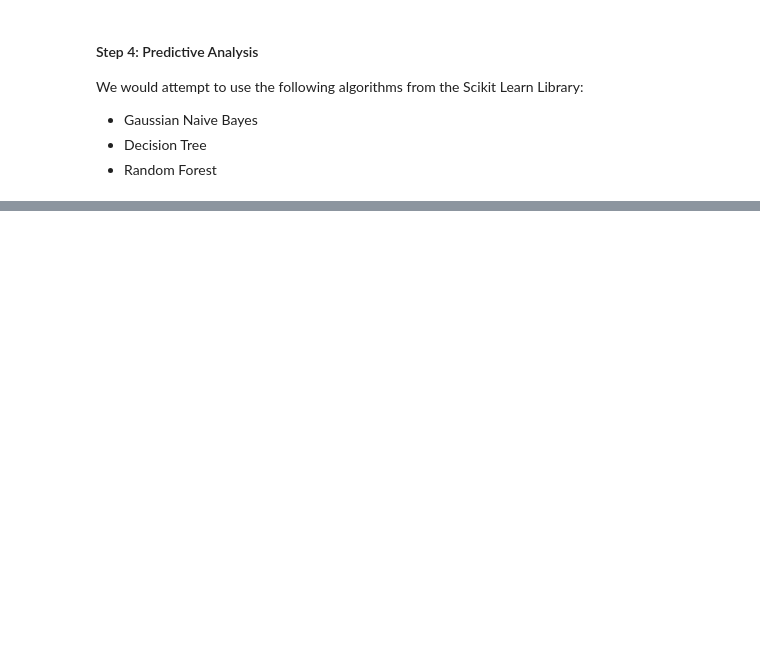
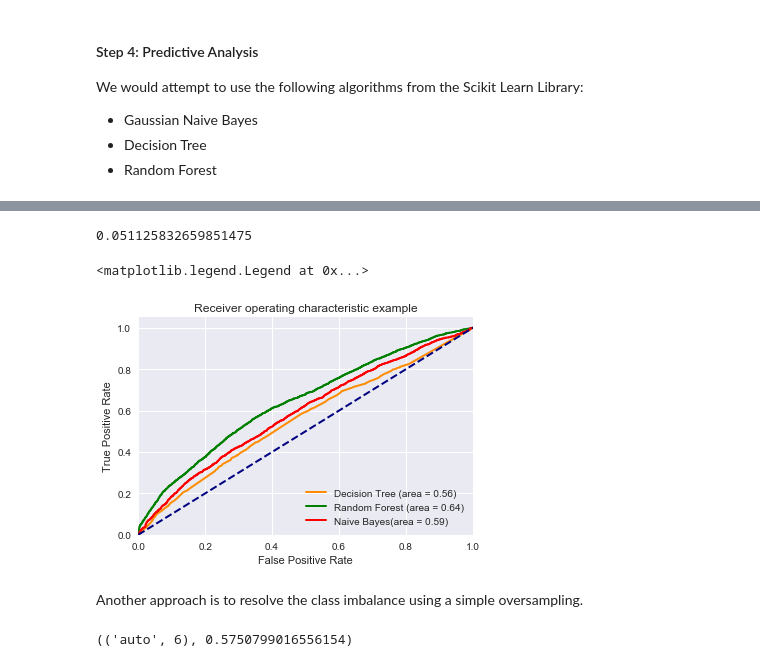
Before and after one commit to JudeOgbuibe/Data-Mining-Final-Project, a Jupyter notebook: dataset_diabetes/Final Code.ipynb, the cells around one changed output, grey strips where cells are left out. Drawn from its saved outputs; the diff is of its cells as text; code cells hidden in the pictures; blank space fills up the shorter version.

```diff
--- a/dataset_diabetes/Final Code.ipynb
+++ b/dataset_diabetes/Final Code.ipynb
@@ -619,0 +740,5 @@ for i in n_estimators:
+# %%
+RandomForestClf = RandomForestClassifier(n_estimators=300, max_depth=5)
+# %%
+RandomForestClf.fit(X,y)
+f1_score(y, RandomForestClf.predict(X), average='weighted')
@@ -619,0 +747,2 @@ for i in n_estimators:
+# %%
+RandomForestClf.fit(X,y)
@@ -619,0 +777,5 @@ for i in n_estimators:
+# %%
+## Using Gaussian Naive Bayes, No parameters to tune
+
+NaiveBayesClf = GaussianNB()
+kfoldcv = StratifiedKFold(n_splits=5, random_state=1)
@@ -619,0 +790,38 @@ for i in n_estimators:
+# %%
+result
+# %% [output]
+0.051125832659851475
+# %%
+## Plotting the ROC curve for the three modes
+
+X_train, X_test, y_train, y_test = train_test_split(X, y, test_size=0.33, random_state=42)
+y_score = DecisonTreeclf.predict_proba(X_test)
+fpr, tpr, _ = roc_curve(y_test, y_score[:,1])
+plt.figure()
+lw = 2
+plt.plot(fpr, tpr, color='darkorange',
+         lw=lw, label='Decision Tree (area = %0.2f)' % roc_auc_score(y_test, y_score[:,1]))
+
+y_score = RandomForestClf.predict_proba(X_test)
+fpr, tpr, _ = roc_curve(y_test, y_score[:,1])
+plt.plot(fpr, tpr, color='green',
+         lw=lw, label='Random Forest (area = %0.2f)' % roc_auc_score(y_test, y_score[:,1]))
+
+y_score = NaiveBayesClf.predict_proba(X_test)
+fpr, tpr, _ = roc_curve(y_test, y_score[:,1])
+plt.plot(fpr, tpr, color='red',
+         lw=lw, label='Naive Bayes(area = %0.2f)' % roc_auc_score(y_test, y_score[:,1]))
+
+
+plt.plot([0, 1], [0, 1], color='navy', lw=lw, linestyle='--')
+plt.xlim([0.0, 1.0])
+plt.ylim([0.0, 1.05])
+plt.xlabel('False Positive Rate')
+plt.ylabel('True Positive Rate')
+plt.title('Receiver operating characteristic example')
+plt.legend(loc="lower right")
+# %% [output]
+<matplotlib.legend.Legend at 0x...>
+[figure, added]
+# %% [markdown]
+Another approach is to resolve the class imbalance using a simple oversampling.
@@ -619,0 +864,5 @@ for i in n_estimators:
+# %%
+## Best Parameters set using this classifier
+sorted(results.items(), key = lambda (k,v): v, reverse = True)[0]
+# %% [output]
+(('auto', 6), 0.5750799016556154)
```
Also changed, not shown: parts of 27 cells of this notebook, 1 other file.
